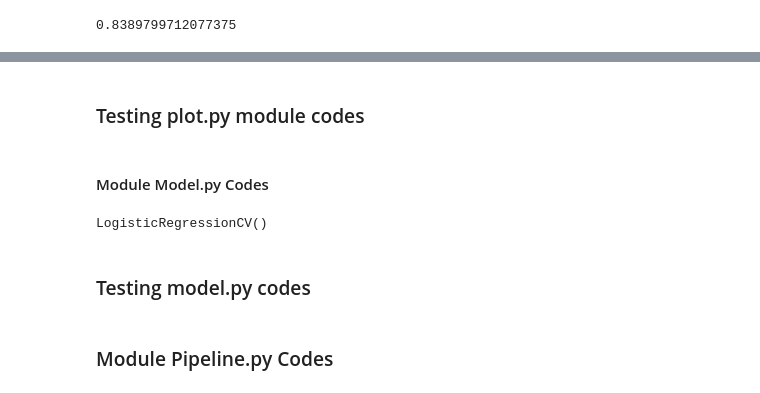
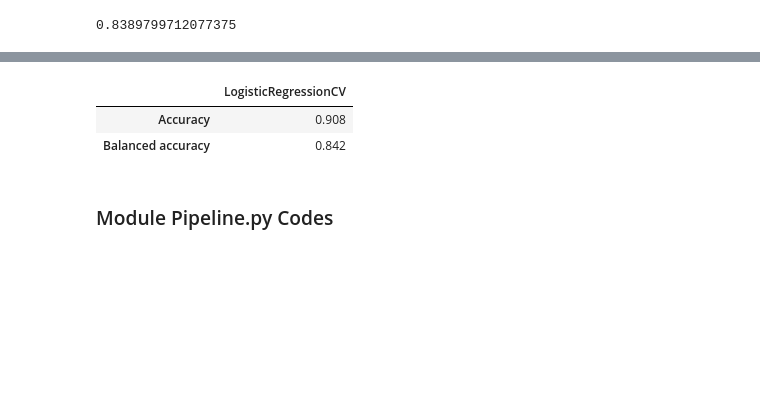
Before and after one commit to Patrick5455/term_deposit_predictive_model, a Jupyter notebook: analysis/interactive/modules_test.ipynb, the cells around one changed output, grey strips where cells are left out. Drawn from its saved outputs; the diff is of its cells as text; code cells hidden in the pictures; blank space fills up the shorter version.

```diff
--- a/analysis/interactive/modules_test.ipynb
+++ b/analysis/interactive/modules_test.ipynb
@@ -658,24 +1247,3 @@ dt
 balanced_accuracy_score(p.y_test, pred)
 # %% [output]
 0.8389799712077375
-# %%
-def evaluate_classifier(clf, df_scores, X_train, y_train, X_test, y_test, clf_name=None):
-    from imblearn.pipeline import Pipeline
-    if clf_name is None:
-        if isinstance(clf, Pipeline):
-            clf_name = clf[-1].__class__.__name__
-        else:
-            clf_name = clf.__class__.__name__
-    acc = clf.fit(X_train, y_train).score(X_test, y_test)
-    y_pred = clf.predict(X_test)
-    bal_acc = balanced_accuracy_score(y_test, y_pred)
-    clf_score = pd.DataFrame(
-        {clf_name: [acc, bal_acc]},
-        index=['Accuracy', 'Balanced accuracy']
-    )
-    df_scores = pd.concat([df_scores, clf_score], axis=1).round(decimals=3)
-    return df_scores
-
-
-# Let's define an empty dataframe to store the results
-df_scores = pd.DataFrame()
@@ -846,4 +1365,0 @@ def plot_bivariate(data, x=None, y=None, hue=None,
-# %% [markdown]
-### Testing plot.py module codes
-# %% [markdown]
-#### Module Model.py Codes
@@ -1035,8 +1366,8 @@ class metrics ():
-# %%
-LogisticRegressionCV()
-# %% [output]
-LogisticRegressionCV()
-# %% [markdown]
-### Testing model.py codes
+# %%
+df_scores
+# %% [output]
+|  | LogisticRegressionCV |
+| Accuracy | 0.908 |
+| Balanced accuracy | 0.842 |
 # %% [markdown]
 ### Module Pipeline.py Codes
```
Also changed, not shown: parts of 20 cells of this notebook, 5 other files.
